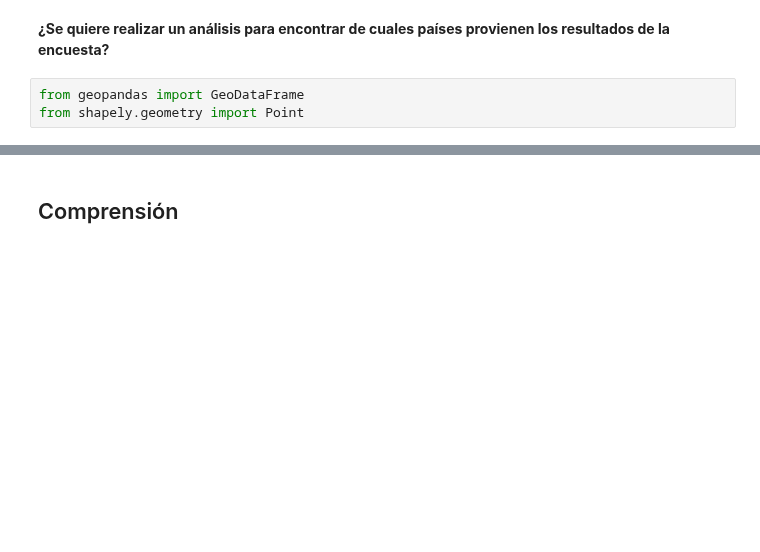
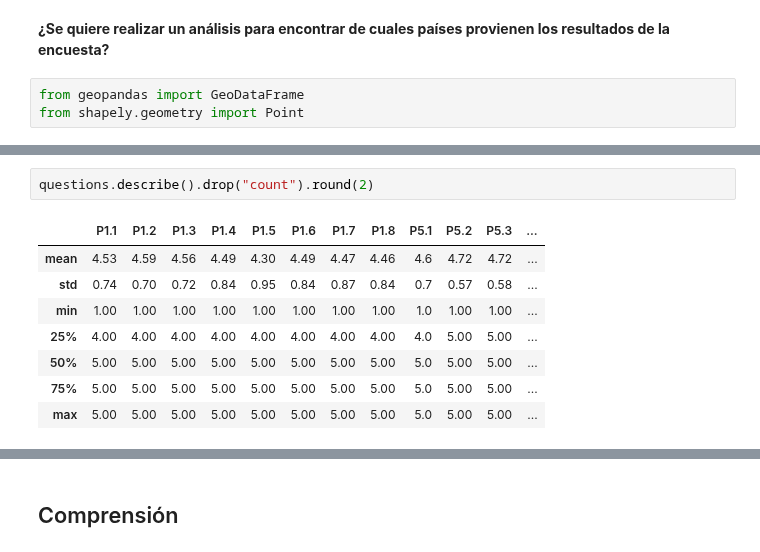
Before and after one commit to PameRuiz25/ActividadFormativaM2-Equipo2, a Jupyter notebook: proyecto1.ipynb, the cells around one changed output, grey strips where cells are left out. Saved outputs shown, nothing was run; the diff lists cells and outputs as text; blank space fills up the shorter version.

```diff
--- a/proyecto1.ipynb
+++ b/proyecto1.ipynb
@@ -348,0 +348,11 @@ The geopandas.dataset module is deprecated and will be removed in GeoPandas 1.0.
+# %%
+questions.describe().drop("count").round(2)
+# %% [output]
+|  | P1.1 | P1.2 | P1.3 | P1.4 | P1.5 | P1.6 | P1.7 | P1.8 | P5.1 | P5.2 | P5.3 | ... |
+| mean | 4.53 | 4.59 | 4.56 | 4.49 | 4.30 | 4.49 | 4.47 | 4.46 | 4.6 | 4.72 | 4.72 | ... |
+| std | 0.74 | 0.70 | 0.72 | 0.84 | 0.95 | 0.84 | 0.87 | 0.84 | 0.7 | 0.57 | 0.58 | ... |
+| min | 1.00 | 1.00 | 1.00 | 1.00 | 1.00 | 1.00 | 1.00 | 1.00 | 1.0 | 1.00 | 1.00 | ... |
+| 25% | 4.00 | 4.00 | 4.00 | 4.00 | 4.00 | 4.00 | 4.00 | 4.00 | 4.0 | 5.00 | 5.00 | ... |
+| 50% | 5.00 | 5.00 | 5.00 | 5.00 | 5.00 | 5.00 | 5.00 | 5.00 | 5.0 | 5.00 | 5.00 | ... |
+| 75% | 5.00 | 5.00 | 5.00 | 5.00 | 5.00 | 5.00 | 5.00 | 5.00 | 5.0 | 5.00 | 5.00 | ... |
+| max | 5.00 | 5.00 | 5.00 | 5.00 | 5.00 | 5.00 | 5.00 | 5.00 | 5.0 | 5.00 | 5.00 | ... |
```
Also changed, not shown: parts of 9 cells of this notebook.
